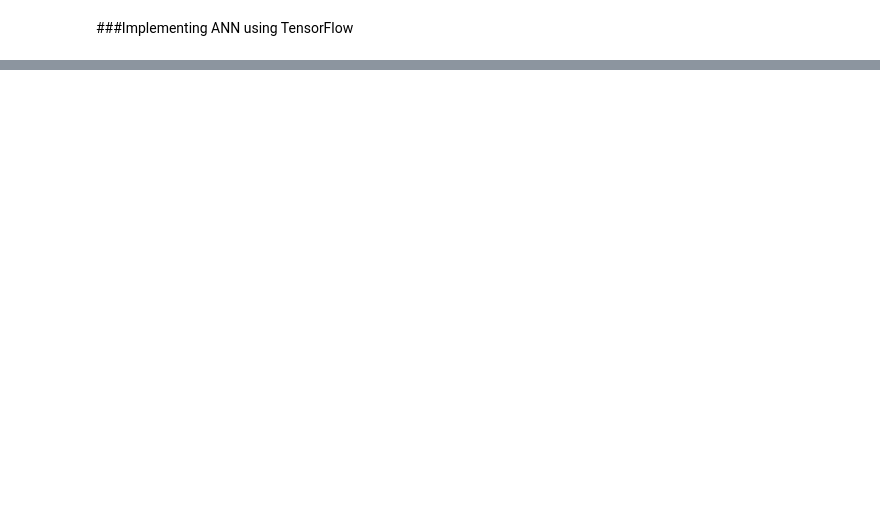
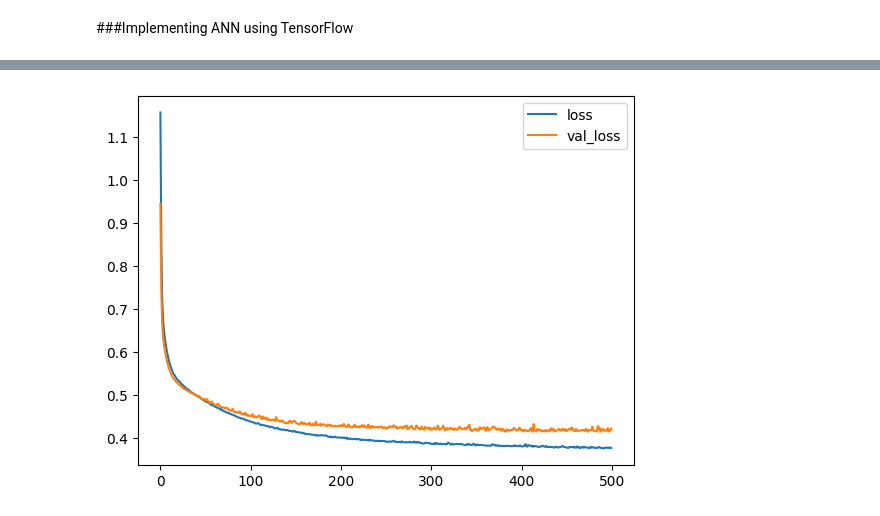
Before and after one commit to JS555555/ANN-implementation, a Jupyter notebook: ANN_implementation.ipynb, the cells around one changed output, grey strips where cells are left out. Saved outputs shown, nothing was run; the diff lists cells and outputs as text; code cells hidden in the pictures; blank space fills up the shorter version.

```diff
--- a/ANN_implementation.ipynb
+++ b/ANN_implementation.ipynb
@@ -145,0 +175,13 @@ True
+# %%
+model = tf.keras.models.Sequential([
+    tf.keras.layers.Dense(500, activation='relu'),
+    tf.keras.layers.Dense(K, activation='softmax')])
+
+model.compile(optimizer='adam',
+              loss='categorical_crossentropy',
+              metrics=['accuracy'])
+
+batch_size = 500
+epochs = 500
+validation_data = (X_test, y_test_onehot)
+r_adam = model.fit(X_train, y_train_onehot, validation_data=validation_data, batch_size=batch_size, epochs=epochs)
@@ -145,0 +206,6 @@ True
+# %%
+plt.plot(r_adam.history['loss'], label='loss')
+plt.plot(r_adam.history['val_loss'], label='val_loss')
+plt.legend();
+# %% [output]
+[figure, added]
```
Also changed, not shown: parts of 19 cells of this notebook.
